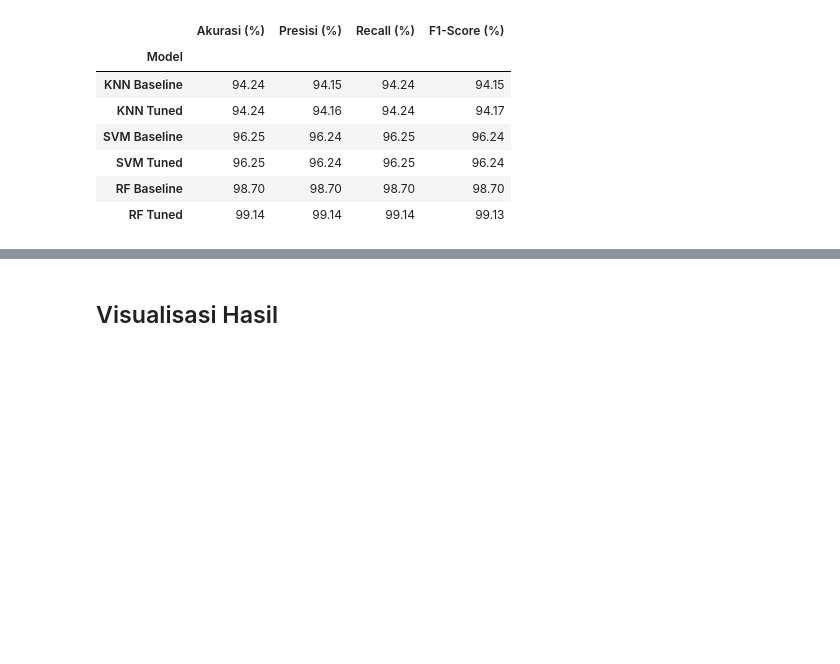
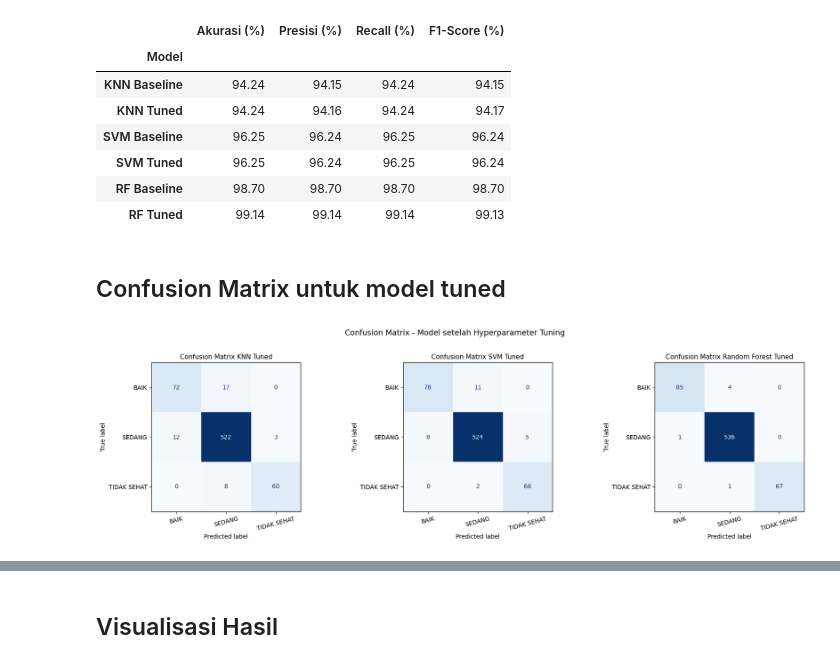
Before and after one commit to lisaaly9/Machine-Learning-, a Jupyter notebook: 3_Preliminary_Result_Kelompok7.ipynb, the cells around one changed output, grey strips where cells are left out. Drawn from its saved outputs; the diff is of its cells as text; code cells hidden in the pictures; blank space fills up the shorter version.

```diff
--- a/3_Preliminary_Result_Kelompok7.ipynb
+++ b/3_Preliminary_Result_Kelompok7.ipynb
@@ -629,3 +663,25 @@ hasil_lengkap_df
 | SVM Tuned | 96.25 | 96.24 | 96.25 | 96.24 |
 | RF Baseline | 98.70 | 98.70 | 98.70 | 98.70 |
 | RF Tuned | 99.14 | 99.14 | 99.14 | 99.13 |
+# %% [markdown]
+## Confusion Matrix untuk model tuned
+# %%
+tuned_models = {
+    'KNN': (grid_knn.best_estimator_, y_pred_knn_tuned),
+    'SVM': (grid_svm.best_estimator_, y_pred_svm_tuned),
+    'Random Forest': (grid_rf.best_estimator_, y_pred_rf_tuned)
+}
+
+fig, axes = plt.subplots(1, 3, figsize=(18, 5))
+for ax, (nama, (model, y_pred)) in zip(axes, tuned_models.items()):
+    cm = confusion_matrix(y_test, y_pred)
+    disp = ConfusionMatrixDisplay(confusion_matrix=cm, display_labels=le.classes_)
+    disp.plot(ax=ax, cmap='Blues', colorbar=False)
+    ax.set_title(f'Confusion Matrix {nama} Tuned', fontsize=11)
+    ax.tick_params(axis='x', rotation=15)
+
+plt.suptitle('Confusion Matrix - Model setelah Hyperparameter Tuning', fontsize=13, y=1.02)
+plt.tight_layout()
+plt.show()
+# %% [output]
+[figure, added]
```
Also changed, not shown: parts of 17 cells of this notebook, 9 other files.
